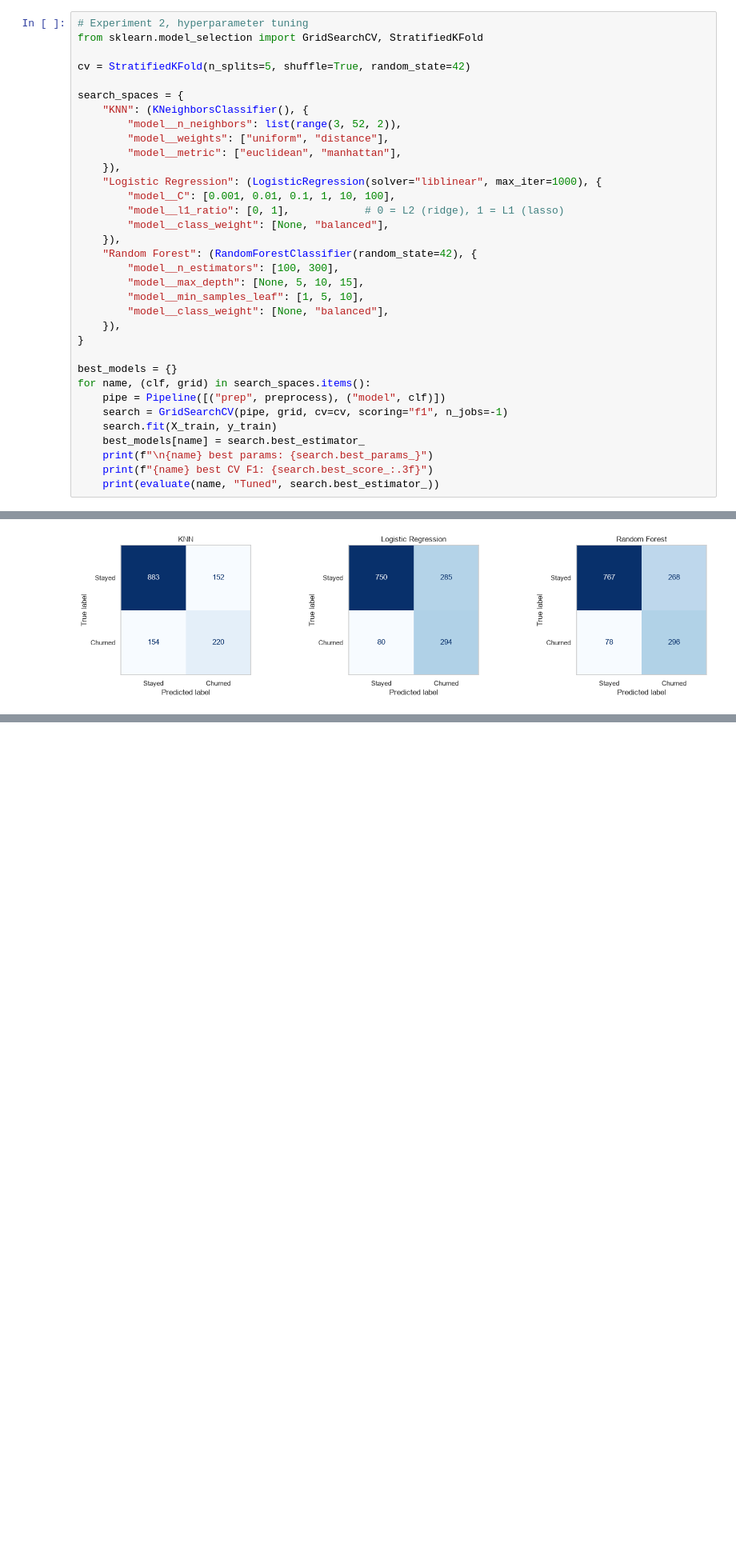
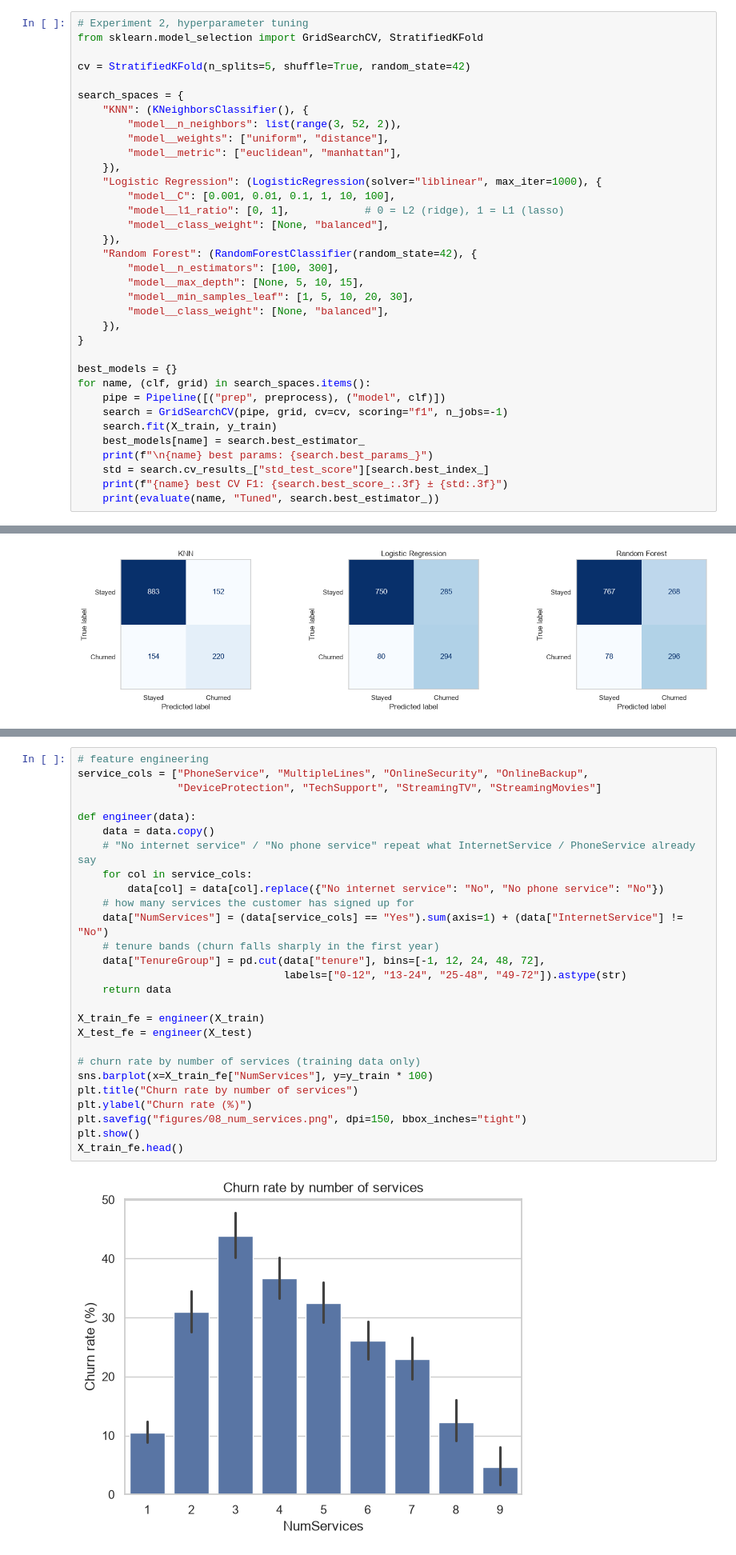
Before and after one commit to YJaruban/CW, a Jupyter notebook: churn.ipynb, the cells around one changed output, grey strips where cells are left out. Shown at 80% size. Cells and saved outputs as stored; diff of their text form; blank space fills up the shorter version.

```diff
--- a/churn.ipynb
+++ b/churn.ipynb
@@ -247,7 +309,7 @@ search_spaces = {
     "Random Forest": (RandomForestClassifier(random_state=42), {
         "model__n_estimators": [100, 300],
         "model__max_depth": [None, 5, 10, 15],
-        "model__min_samples_leaf": [1, 5, 10],
+        "model__min_samples_leaf": [1, 5, 10, 20, 30],
         "model__class_weight": [None, "balanced"],
     }),
 }
@@ -259,7 +321,8 @@ for name, (clf, grid) in search_spaces.items():
     search.fit(X_train, y_train)
     best_models[name] = search.best_estimator_
     print(f"\n{name} best params: {search.best_params_}")
-    print(f"{name} best CV F1: {search.best_score_:.3f}")
+    std = search.cv_results_["std_test_score"][search.best_index_]
+    print(f"{name} best CV F1: {search.best_score_:.3f} ± {std:.3f}")
     print(evaluate(name, "Tuned", search.best_estimator_))
 # %% [output]
 KNN best params: {'model__metric': 'euclidean', 'model__n_neighbors': 47, 'model__weights': 'uniform'}
@@ -328,0 +401,29 @@ plt.show()
+# %%
+# feature engineering
+service_cols = ["PhoneService", "MultipleLines", "OnlineSecurity", "OnlineBackup",
+                "DeviceProtection", "TechSupport", "StreamingTV", "StreamingMovies"]
+
+def engineer(data):
+    data = data.copy()
+    # "No internet service" / "No phone service" repeat what InternetService / PhoneService already say
+    for col in service_cols:
+        data[col] = data[col].replace({"No internet service": "No", "No phone service": "No"})
+    # how many services the customer has signed up for
+    data["NumServices"] = (data[service_cols] == "Yes").sum(axis=1) + (data["InternetService"] != "No")
+    # tenure bands (churn falls sharply in the first year)
+    data["TenureGroup"] = pd.cut(data["tenure"], bins=[-1, 12, 24, 48, 72],
+                                 labels=["0-12", "13-24", "25-48", "49-72"]).astype(str)
+    return data
+
+X_train_fe = engineer(X_train)
+X_test_fe = engineer(X_test)
+
+# churn rate by number of services (training data only)
+sns.barplot(x=X_train_fe["NumServices"], y=y_train * 100)
+plt.title("Churn rate by number of services")
+plt.ylabel("Churn rate (%)")
+plt.savefig("figures/08_num_services.png", dpi=150, bbox_inches="tight")
+plt.show()
+X_train_fe.head()
+# %% [output]
+[figure, added]
```
Also changed, not shown: parts of 26 cells of this notebook, 4 other files.
